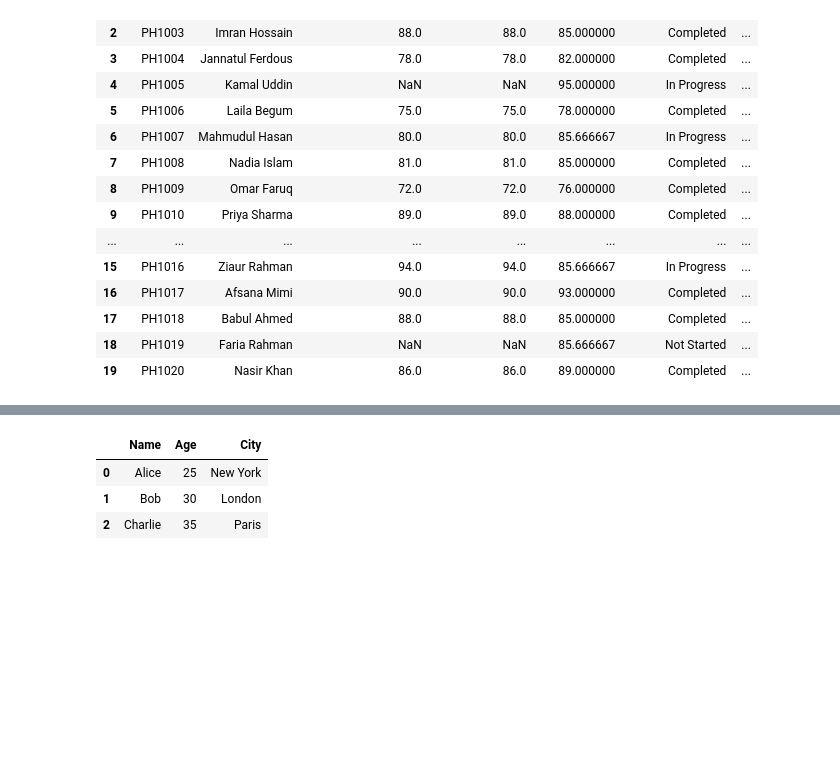
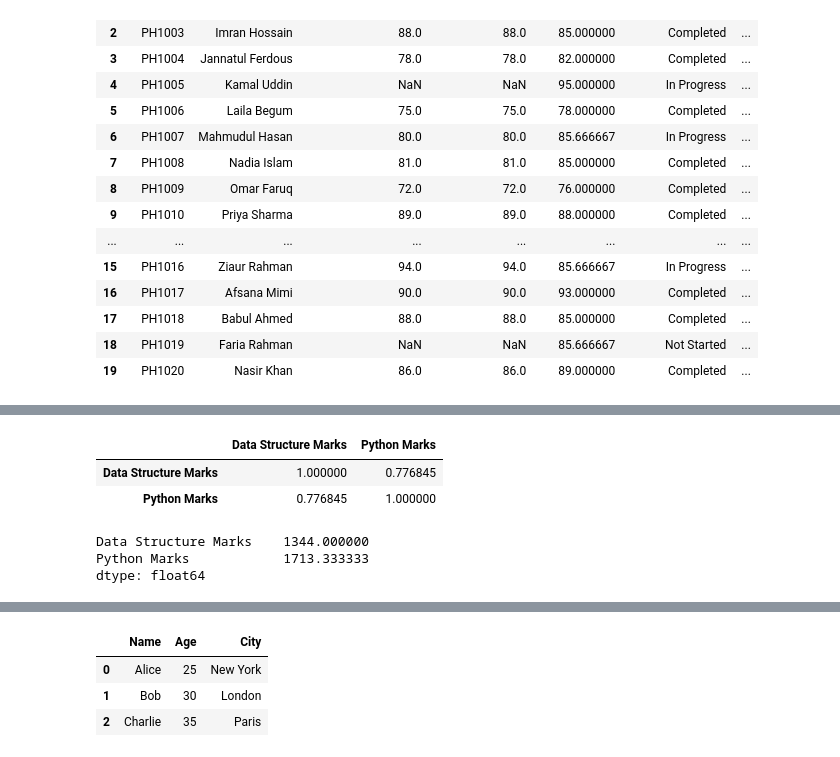
Before and after one commit to rabeyanoor/AI-ML, a Jupyter notebook: Week-4/Module_14.ipynb, the cells around one changed output, grey strips where cells are left out. Cells and saved outputs as stored; diff of their text form; code cells hidden in the pictures; blank space fills up the shorter version.

```diff
--- a/Week-4/Module_14.ipynb
+++ b/Week-4/Module_14.ipynb
@@ -695,0 +798,14 @@ df
+# %%
+df[['Data Structure Marks','Python Marks']].corr()
+# %% [output]
+|  | Data Structure Marks | Python Marks |
+| Data Structure Marks | 1.000000 | 0.776845 |
+| Python Marks | 0.776845 | 1.000000 |
+# %%
+# sum in different columns
+
+df[['Data Structure Marks','Python Marks']].sum()
+# %% [output]
+Data Structure Marks    1344.000000
+Python Marks            1713.333333
+dtype: float64
```
Also changed, not shown: parts of 15 cells of this notebook.
